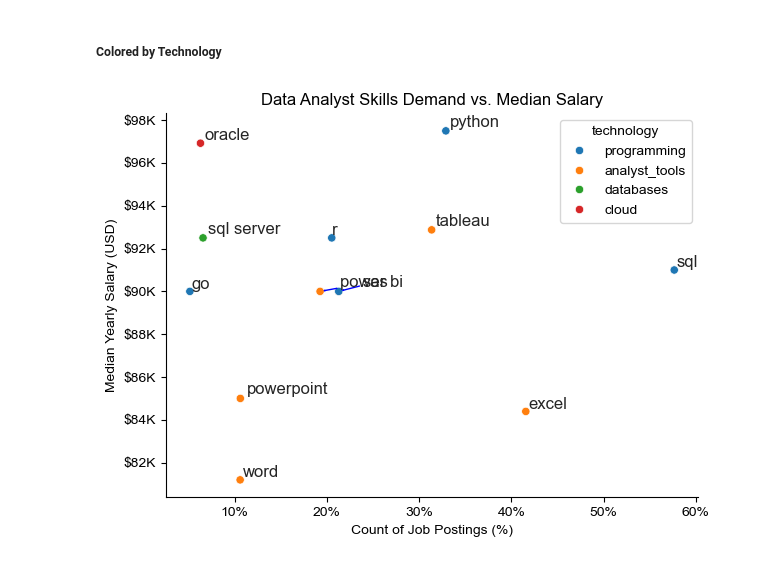
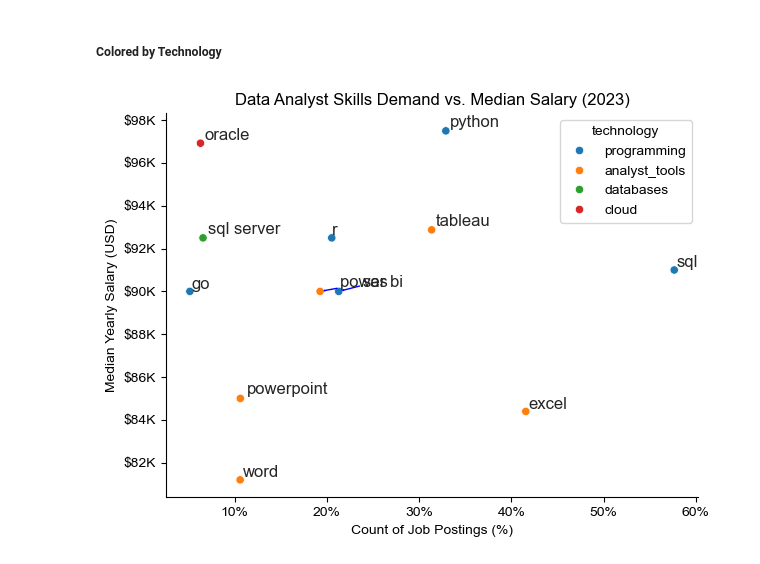
Before and after one commit to YohanaTariku1/Python_Data_Project, a Jupyter notebook: 2_Project/5_Optimal_Skills.ipynb, the cells around one changed output. Cells and saved outputs as stored; diff of their text form; code cells hidden in the pictures.

```diff
--- a/2_Project/5_Optimal_Skills.ipynb
+++ b/2_Project/5_Optimal_Skills.ipynb
@@ -180,28 +180,28 @@ df_plot
 # %%
 from adjustText import adjust_text
 
 # df_plot.plot(kind='scatter', x='skill_percent', y='median_salary')
 sns.scatterplot(data=df_plot, x='skill_percent', y='median_salary', hue='technology')
 
 sns.despine()
 sns.set_theme(style='ticks')
 
 texts = []
 for i, txt in enumerate(df_DA_skills_high_demand.index):
     texts.append(plt.text(df_DA_skills_high_demand['skill_percent'].iloc[i], df_DA_skills_high_demand['median_salary'].iloc[i], txt))
 
 adjust_text(texts, arrowprops=dict(arrowstyle='->', color='blue'))
 
-plt.title('Data Analyst Skills Demand vs. Median Salary')
+plt.title('Data Analyst Skills Demand vs. Median Salary (2023)')
 plt.xlabel('Count of Job Postings (%)')
 plt.ylabel('Median Yearly Salary (USD)')
 
 from matplotlib.ticker import PercentFormatter
 ax = plt.gca()
 ax.yaxis.set_major_formatter(plt.FuncFormatter(lambda y, post: f'${int(y/1000)}K'))
 ax.xaxis.set_major_formatter(PercentFormatter(decimals=0))
 
 plt.tight_layout()
 plt.show()
 # %% [output]
-[figure, old version]
+[figure, new version]
```
Also changed, not shown: parts of 3 cells of this notebook, 10 other files.
